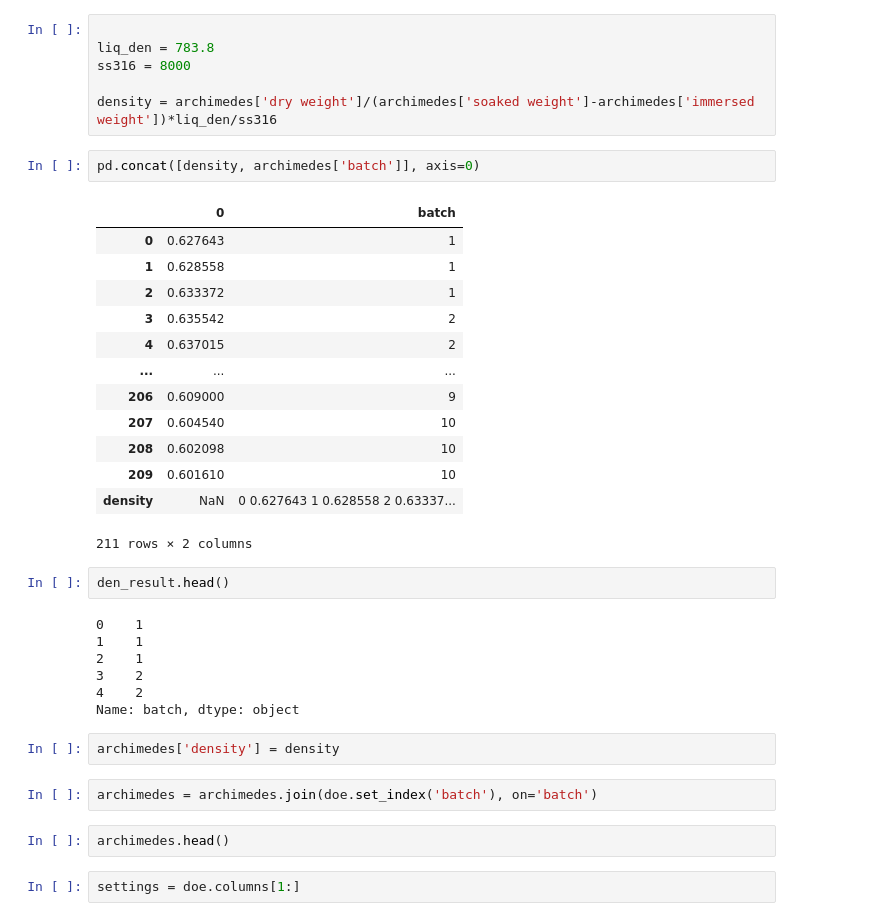
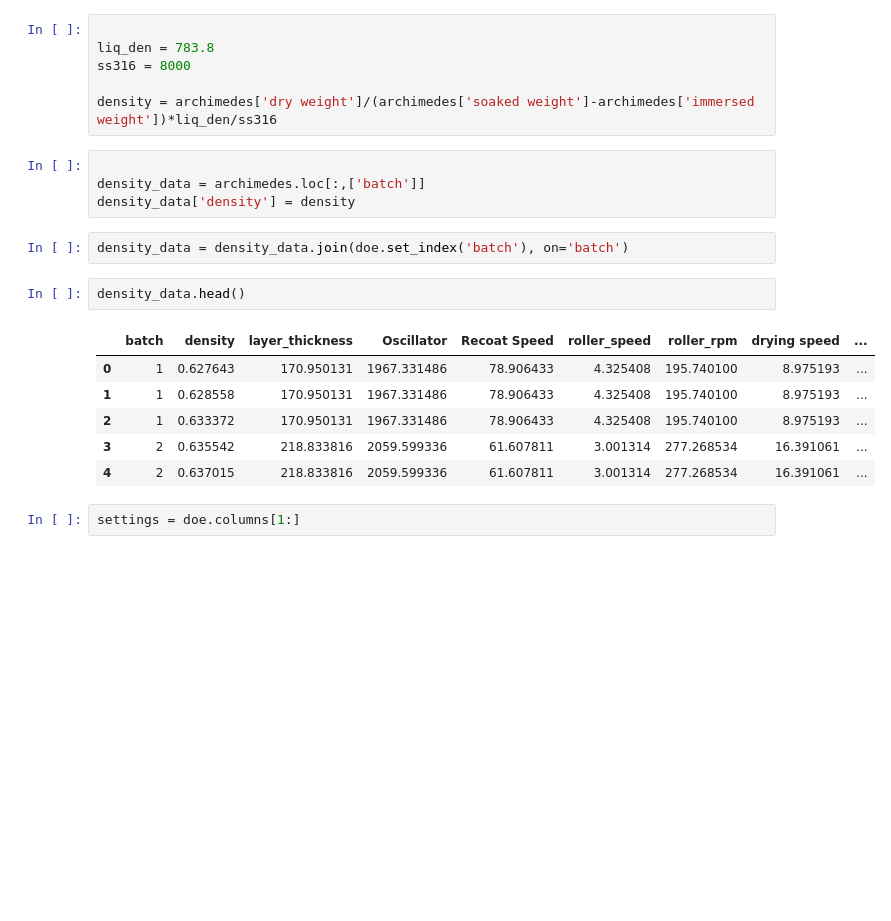
Before and after one commit to rockandsalt/bootstrapping, a Jupyter notebook: gaussian_process_regression.ipynb, the cells around one changed output. Cells and saved outputs as stored; diff of their text form; blank space fills up the shorter version.

```diff
--- a/gaussian_process_regression.ipynb
+++ b/gaussian_process_regression.ipynb
@@ -50,37 +50,21 @@ liq_den = 783.8
 ss316 = 8000
 
 density = archimedes['dry weight']/(archimedes['soaked weight']-archimedes['immersed weight'])*liq_den/ss316
-# %%
-pd.concat([density, archimedes['batch']], axis=0)
-# %% [output]
-|  | 0 | batch |
-| 0 | 0.627643 | 1 |
-| 1 | 0.628558 | 1 |
-| 2 | 0.633372 | 1 |
-| 3 | 0.635542 | 2 |
-| 4 | 0.637015 | 2 |
-| ... | ... | ... |
-| 206 | 0.609000 | 9 |
-| 207 | 0.604540 | 10 |
-| 208 | 0.602098 | 10 |
-| 209 | 0.601610 | 10 |
-| density | NaN | 0 0.627643 1 0.628558 2 0.63337... |
-211 rows × 2 columns
+# %%
+
+density_data = archimedes.loc[:,['batch']]
+density_data['density'] = density
+# %%
+density_data = density_data.join(doe.set_index('batch'), on='batch')
 # %%
-den_result.head()
+density_data.head()
 # %% [output]
-0    1
-1    1
-2    1
-3    2
-4    2
-Name: batch, dtype: object
+|  | batch | density | layer_thickness | Oscillator | Recoat Speed | roller_speed | roller_rpm | drying speed | ... |
+| 0 | 1 | 0.627643 | 170.950131 | 1967.331486 | 78.906433 | 4.325408 | 195.740100 | 8.975193 | ... |
+| 1 | 1 | 0.628558 | 170.950131 | 1967.331486 | 78.906433 | 4.325408 | 195.740100 | 8.975193 | ... |
+| 2 | 1 | 0.633372 | 170.950131 | 1967.331486 | 78.906433 | 4.325408 | 195.740100 | 8.975193 | ... |
+| 3 | 2 | 0.635542 | 218.833816 | 2059.599336 | 61.607811 | 3.001314 | 277.268534 | 16.391061 | ... |
+| 4 | 2 | 0.637015 | 218.833816 | 2059.599336 | 61.607811 | 3.001314 | 277.268534 | 16.391061 | ... |
-# %%
-archimedes['density'] = density
-# %%
-archimedes = archimedes.join(doe.set_index('batch'), on='batch')
-# %%
-archimedes.head()
 # %%
 settings = doe.columns[1:]
 # %%
```
Also changed, not shown: parts of 8 cells of this notebook.
